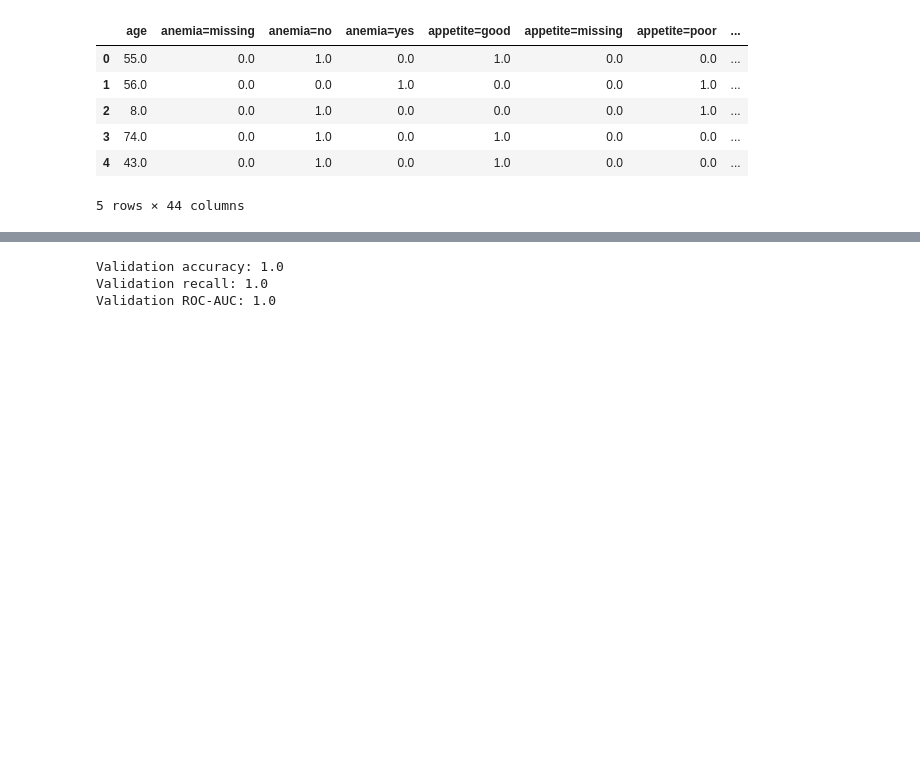
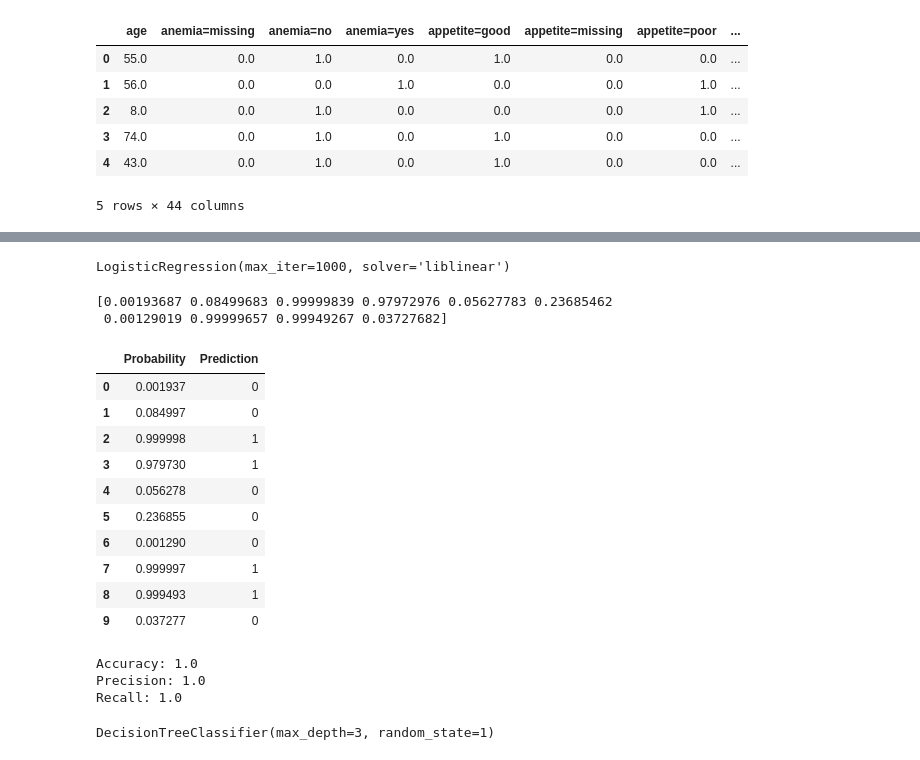
Before and after one commit to amnsyhrl1512/ml_course, a Jupyter notebook: midterm.ipynb, the cells around one changed output, grey strips where cells are left out. Drawn from its saved outputs; the diff is of its cells as text; code cells hidden in the pictures; blank space fills up the shorter version.

```diff
--- a/midterm.ipynb
+++ b/midterm.ipynb
@@ -334,18 +330,18 @@ def prepare(df):
 
 
 # Step 2: Convert data into dictionaries
-train_dicts = prepare(df_train)
-val_dicts = prepare(df_val)
+train_dict = prepare(df_train[catergorical + numerical])
+val_dict = prepare(df_val[catergorical + numerical])
 
 
 # Step 3: One-hot encoding
-dv = DictVectorizer(sparse=False)
+vectorizer = DictVectorizer(sparse=False)
 
-X_train = dv.fit_transform(train_dicts)
-X_val = dv.transform(val_dicts)
+x_train = vectorizer.fit_transform(train_dict)
+x_val = vectorizer.transform(val_dict)
 
-print(X_train.shape)
-print(X_val.shape)
+print(x_train.shape)
+print(x_val.shape)
 # %% [output]
 (240, 44)
 (80, 44)
@@ -402,14 +360,52 @@ Validation shape: (80, 44)
 # %%
-model = LogisticRegression(solver="liblinear", max_iter=1000, random_state=1)
-model.fit(X_train, y_train)
-
-y_pred_proba = model.predict_proba(X_val)[:, 1]
-y_pred = (y_pred_proba >= 0.5).astype(int)
-
-print("Validation accuracy:", round(accuracy_score(y_val, y_pred), 3))
-print("Validation recall:", round(recall_score(y_val, y_pred, zero_division=0), 3))
-print("Validation ROC-AUC:", round(roc_auc_score(y_val, y_pred_proba), 3))
+model = LogisticRegression(
+    solver="liblinear",
+    max_iter=1000
+)
+model.fit(x_train, y_train)
 # %% [output]
-Validation accuracy: 1.0
-Validation recall: 1.0
-Validation ROC-AUC: 1.0
+LogisticRegression(max_iter=1000, solver='liblinear')
+# %%
+y_pred_proba = model.predict_proba(x_val)[:, 1]
+
+print(y_pred_proba[:10])
+# %% [output]
+[0.00193687 0.08499683 0.99999839 0.97972976 0.05627783 0.23685462
+ 0.00129019 0.99999657 0.99949267 0.03727682]
+# %%
+model.predict_proba(x_val)
+y_pred = (y_pred_proba >= 0.5).astype(int)
+
+display(pd.DataFrame({
+    "Probability": y_pred_proba,
+    "Prediction": y_pred
+}).head(10))
+# %% [output]
+|  | Probability | Prediction |
+| 0 | 0.001937 | 0 |
+| 1 | 0.084997 | 0 |
+| 2 | 0.999998 | 1 |
+| 3 | 0.979730 | 1 |
+| 4 | 0.056278 | 0 |
+| 5 | 0.236855 | 0 |
+| 6 | 0.001290 | 0 |
+| 7 | 0.999997 | 1 |
+| 8 | 0.999493 | 1 |
+| 9 | 0.037277 | 0 |
+# %%
+print("Accuracy:", accuracy_score(y_val, y_pred))
+print("Precision:", precision_score(y_val, y_pred))
+print("Recall:", recall_score(y_val, y_pred))
+# %% [output]
+Accuracy: 1.0
+Precision: 1.0
+Recall: 1.0
+# %%
+tree_model = DecisionTreeClassifier(
+    max_depth=3,
+    random_state=1
+)
+
+tree_model.fit(x_train, y_train)
+# %% [output]
+DecisionTreeClassifier(max_depth=3, random_state=1)
```
Also changed, not shown: parts of 10 cells of this notebook, 3 other files.
